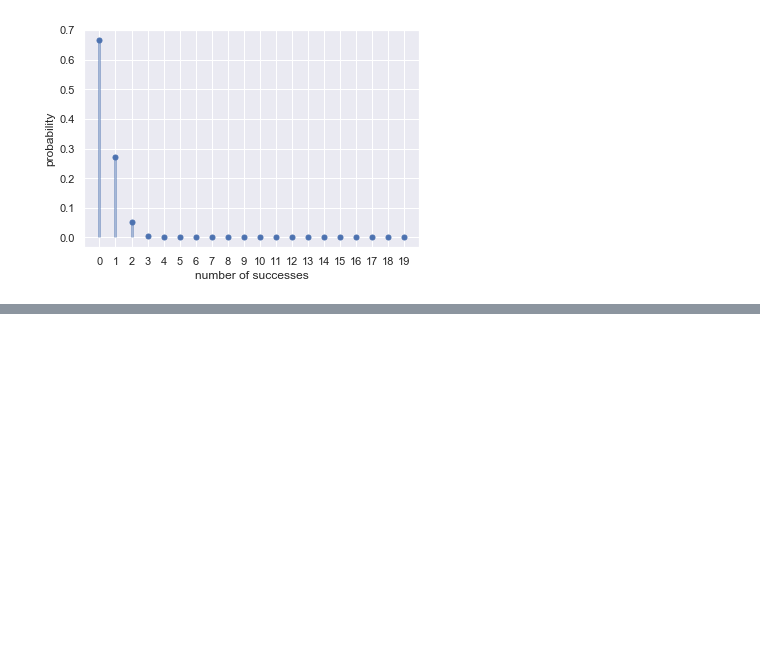
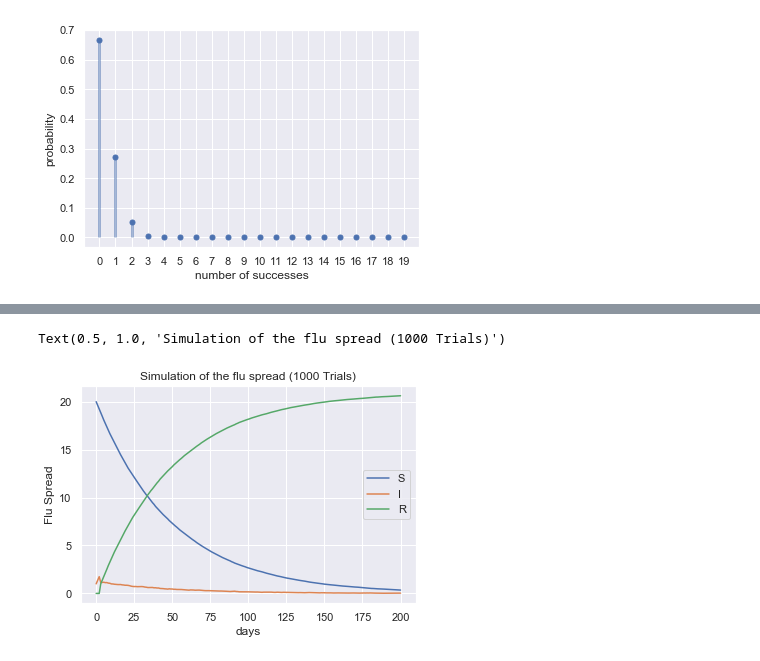
Before and after one commit to jdills26/isye6644, a Jupyter notebook: project.ipynb, the cells around one changed output, grey strips where cells are left out. Cells and saved outputs as stored; diff of their text form; code cells hidden in the pictures; blank space fills up the shorter version.

```diff
--- a/project.ipynb
+++ b/project.ipynb
@@ -202,0 +229,15 @@ Text(0, 0.5, 'Infectives')
+# %%
+avgS = np.mean(S, axis=0)
+avgI = np.mean(I, axis=0)
+avgR = np.mean(R, axis=0)
+# %%
+plt.plot(days, avgS, label = 'S')
+plt.plot(days, avgI, label = 'I')
+plt.plot(days, avgR, label = 'R')
+plt.xlabel('days')
+plt.ylabel('Flu Spread')
+plt.legend()
+plt.title('Simulation of the flu spread (1000 Trials)')
+# %% [output]
+Text(0.5, 1.0, 'Simulation of the flu spread (1000 Trials)')
+[figure, added]
```
Also changed, not shown: parts of 40 cells of this notebook.
